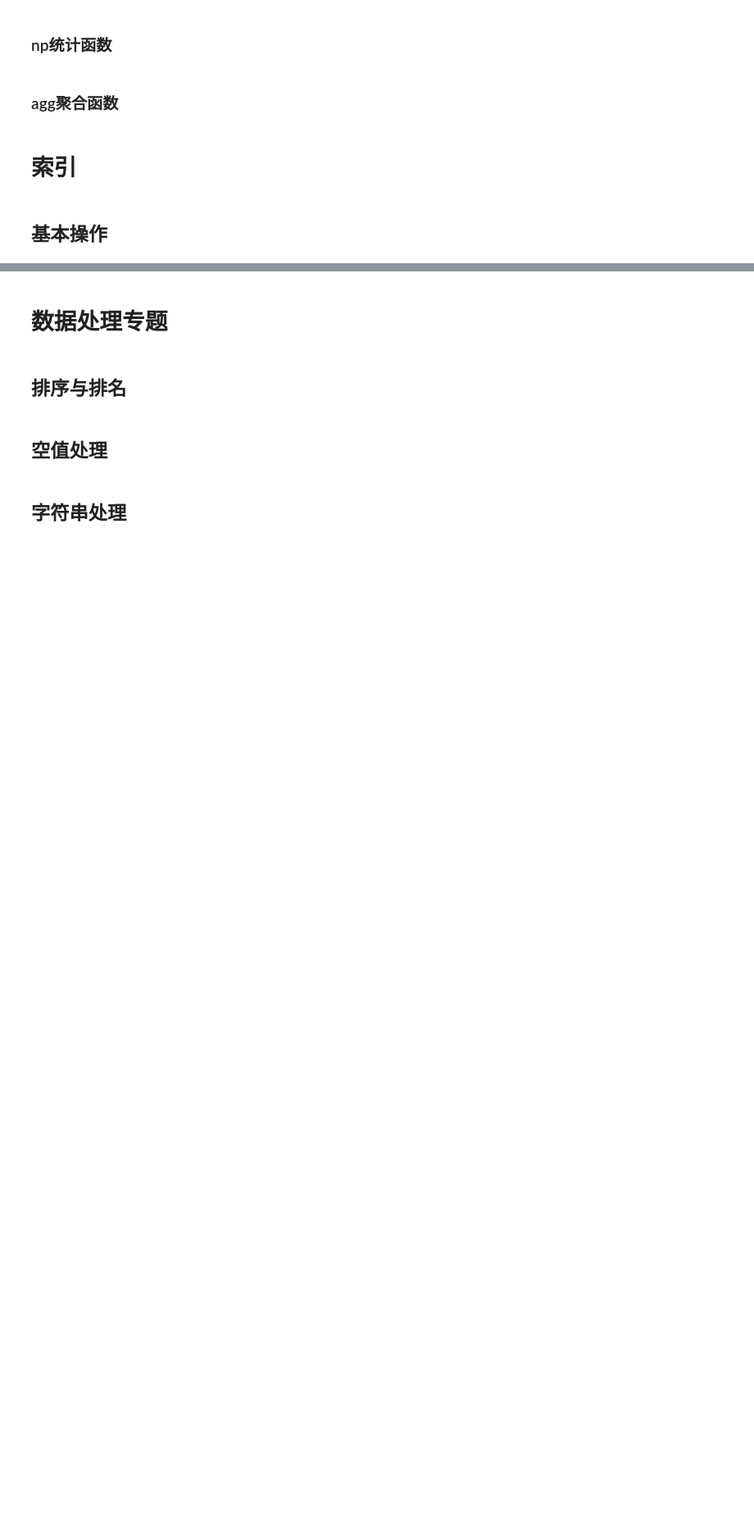
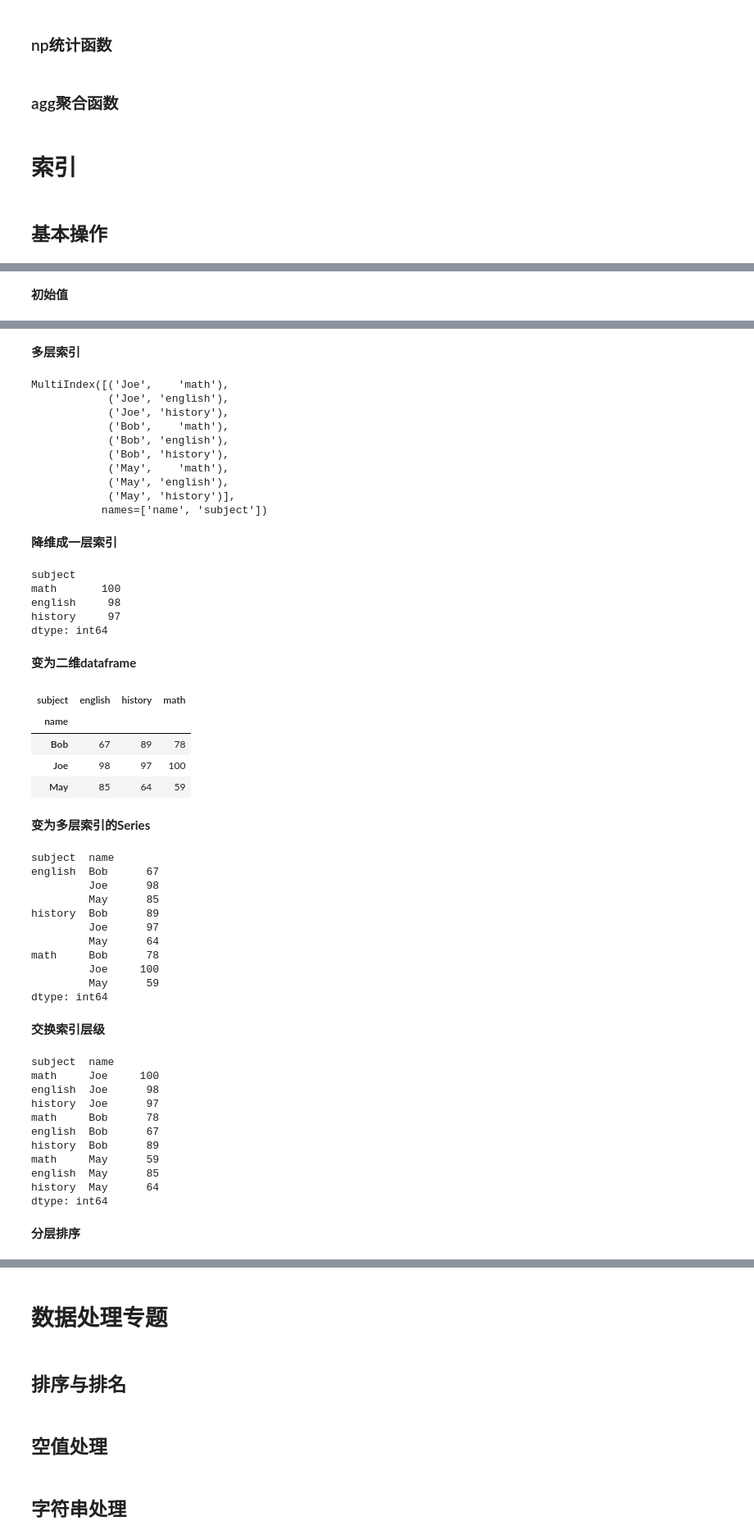
Before and after one commit to linewx/python_data_analysis, a Jupyter notebook: src/series.ipynb, the cells around one changed output, grey strips where cells are left out. Shown at 82% size. Saved outputs shown, nothing was run; the diff lists cells and outputs as text; code cells hidden in the pictures; blank space fills up the shorter version.

```diff
--- a/src/series.ipynb
+++ b/src/series.ipynb
@@ -275,0 +244,24 @@ display_content(s71_3, '重建索引:默认填充')
+# %%
+s72 = pd.Series([100,98,97, 78, 67, 89, 59, 85, 64], index=[['Joe','Joe','Joe', 'Bob','Bob','Bob', 'May','May','May'], ['math','english', 'history','math', 'english', 'history','math', 'english', 'history']])
+s72.index.names = ['name', 'subject']
+display_content(s72, '初始值')
+
+s72_1 = s72.index
+display_content(s72_1, '多层索引')
+
+s72_2 = s72['Joe']
+display_content(s72_2, '降维成一层索引')
+
+s72_3 = s72.unstack()
+display_content(s72_3, '变为二维dataframe')
+
+s72_4 = s72_3.unstack()
+display_content(s72_4, '变为多层索引的Series')
+
+s72_5 = s72.swaplevel()
+display_content(s72_5, '交换索引层级')
+
+s72_6 = s72.sort_index(level=1)
+display_content(s72_6, '分层排序')
+# %% [output]
+**初始值**
@@ -275,0 +279,48 @@ display_content(s71_3, '重建索引:默认填充')
+**多层索引**
+MultiIndex([('Joe',    'math'),
+            ('Joe', 'english'),
+            ('Joe', 'history'),
+            ('Bob',    'math'),
+            ('Bob', 'english'),
+            ('Bob', 'history'),
+            ('May',    'math'),
+            ('May', 'english'),
+            ('May', 'history')],
+           names=['name', 'subject'])
+**降维成一层索引**
+subject
+math       100
+english     98
+history     97
+dtype: int64
+**变为二维dataframe**
+| subject | english | history | math |
+| name |  |  |  |
+| Bob | 67 | 89 | 78 |
+| Joe | 98 | 97 | 100 |
+| May | 85 | 64 | 59 |
+**变为多层索引的Series**
+subject  name
+english  Bob      67
+         Joe      98
+         May      85
+history  Bob      89
+         Joe      97
+         May      64
+math     Bob      78
+         Joe     100
+         May      59
+dtype: int64
+**交换索引层级**
+subject  name
+math     Joe     100
+english  Joe      98
+history  Joe      97
+math     Bob      78
+english  Bob      67
+history  Bob      89
+math     May      59
+english  May      85
+history  May      64
+dtype: int64
+**分层排序**
```
Also changed, not shown: parts of 5 cells of this notebook, 2 other files.
